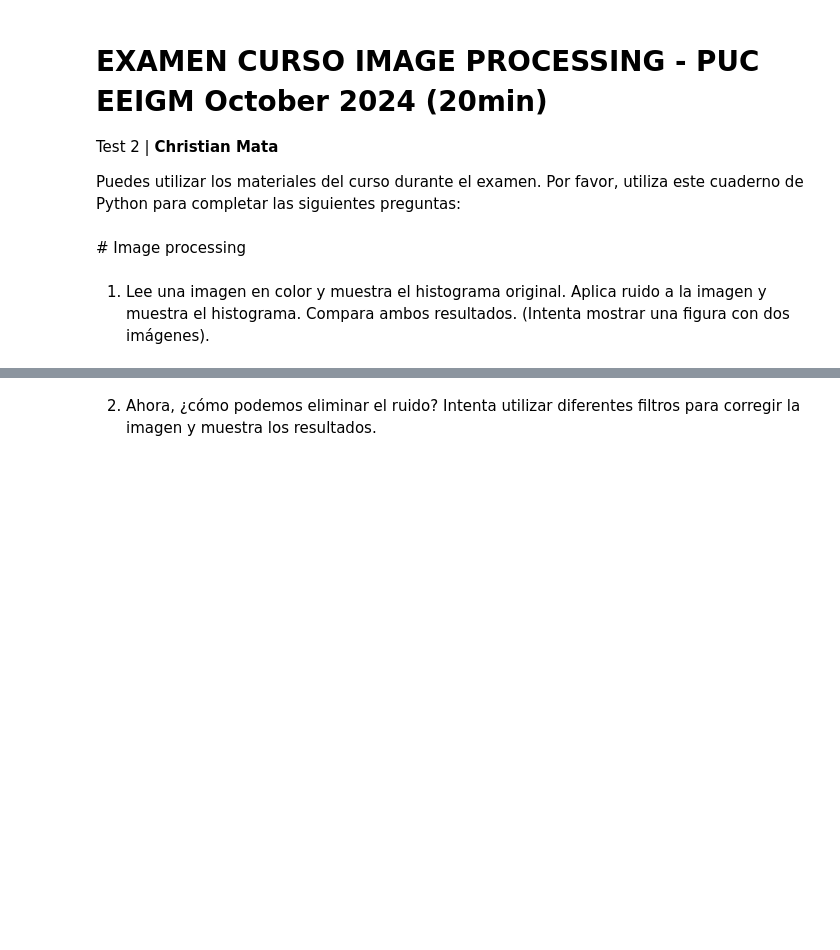
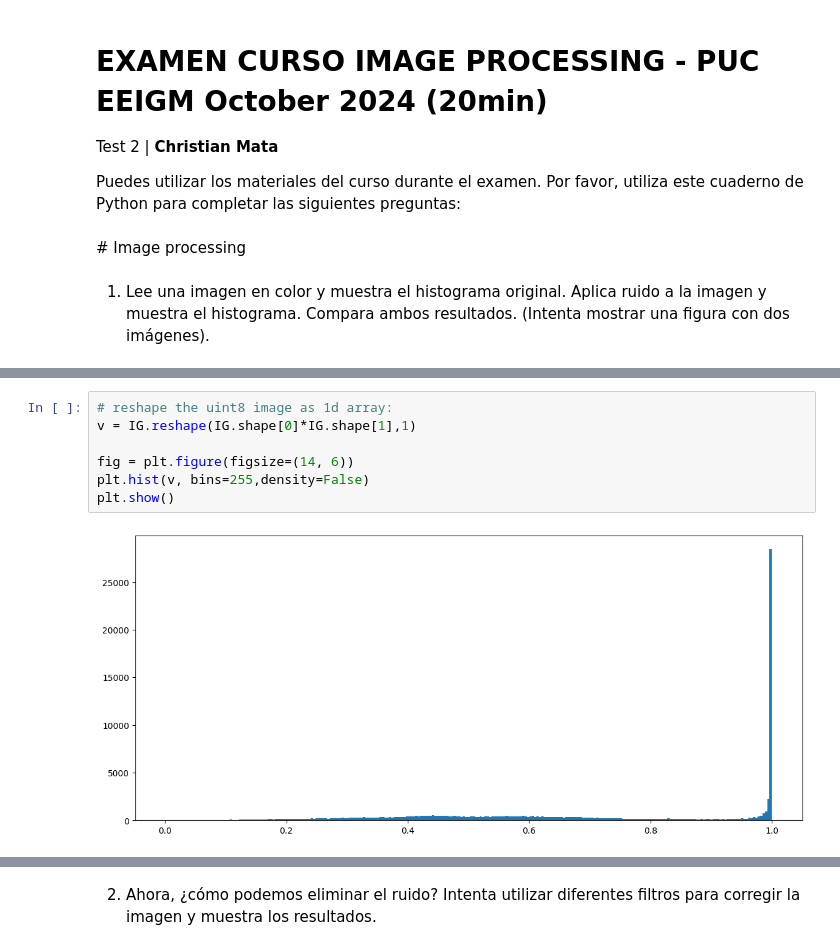
Before and after one commit to olivierguy456/PUC, a Jupyter notebook: Test2_ChristianMata.ipynb, the cells around one changed output, grey strips where cells are left out. Cells and saved outputs as stored; diff of their text form; blank space fills up the shorter version.

```diff
--- a/Test2_ChristianMata.ipynb
+++ b/Test2_ChristianMata.ipynb
@@ -17,0 +38,9 @@ import skimage as sk # load skimage libraries
+# %%
+# reshape the uint8 image as 1d array:
+v = IG.reshape(IG.shape[0]*IG.shape[1],1)
+
+fig = plt.figure(figsize=(14, 6))
+plt.hist(v, bins=255,density=False)
+plt.show()
+# %% [output]
+[figure, added]
```
Also changed, not shown: parts of 6 cells of this notebook.
